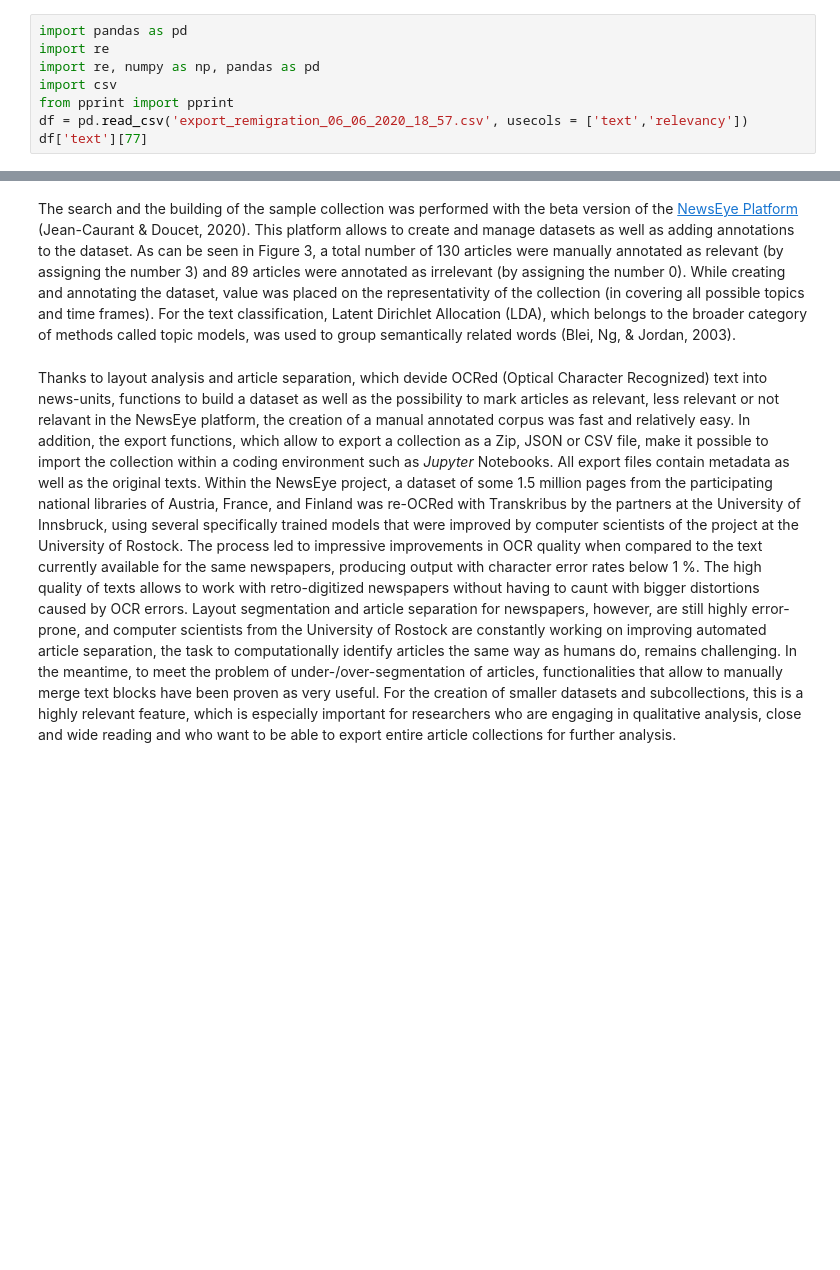
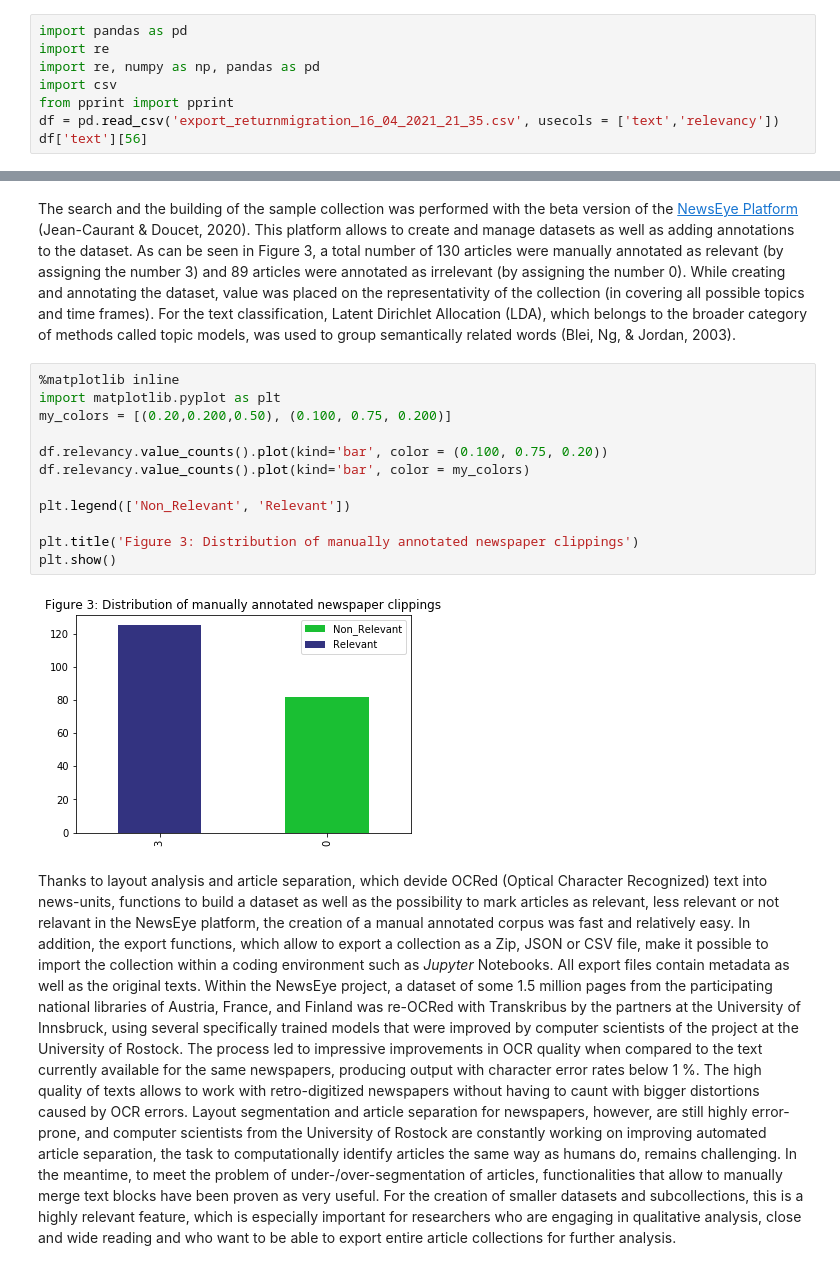
Before and after one commit to soberbichler/Topic-specific-corpus-building_OberbichlerPfanzelter, a Jupyter notebook: news_article_similarity_remigration_notebook.ipynb, the cells around one changed output, grey strips where cells are left out. Drawn from its saved outputs; the diff is of its cells as text; blank space fills up the shorter version.

```diff
--- a/news_article_similarity_remigration_notebook.ipynb
+++ b/news_article_similarity_remigration_notebook.ipynb
@@ -70,6 +70,6 @@ import re
 import re, numpy as np, pandas as pd
 import csv
 from pprint import pprint
-df = pd.read_csv('export_remigration_06_06_2020_18_57.csv', usecols = ['text','relevancy'])
-df['text'][77]
+df = pd.read_csv('export_returnmigration_16_04_2021_21_35.csv', usecols = ['text','relevancy'])
+df['text'][56]
 # %% [output]
@@ -95,3 +97,17 @@ In order to use machine learning to support the building of a representative cor
 # %% [markdown]
 The search and the building of the sample collection was performed with the beta version of the <a href="https://platform.newseye.eu" target="_blank">NewsEye Platform</a> (Jean-Caurant & Doucet, 2020). This platform allows to create and manage datasets as well as adding annotations to the dataset. As can be seen in Figure 3, a total number of 130 articles were manually annotated as relevant (by assigning the number 3) and 89 articles were annotated as irrelevant (by assigning the number 0). While creating and annotating the dataset, value was placed on the representativity of the collection (in covering all possible topics and time frames). For the text classification, Latent Dirichlet Allocation (LDA), which belongs to the broader category of methods called topic models, was used to group semantically related words (Blei, Ng, & Jordan, 2003).
+# %%
+%matplotlib inline
+import matplotlib.pyplot as plt
+my_colors = [(0.20,0.200,0.50), (0.100, 0.75, 0.200)]
+
+df.relevancy.value_counts().plot(kind='bar', color = (0.100, 0.75, 0.20))
+df.relevancy.value_counts().plot(kind='bar', color = my_colors)
+
+plt.legend(['Non_Relevant', 'Relevant'])
+
+plt.title('Figure 3: Distribution of manually annotated newspaper clippings')
+plt.show()
+# %% [output]
+[figure, added]
 # %% [markdown]
```
Also changed, not shown: parts of 15 cells of this notebook.
